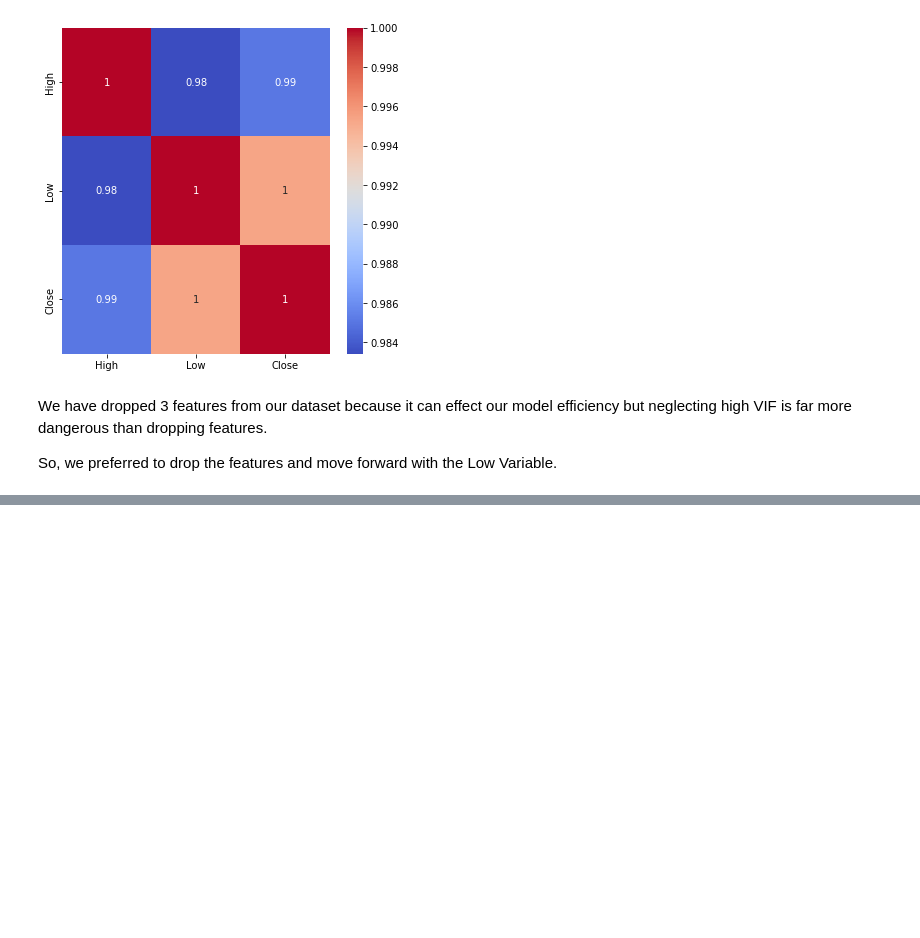
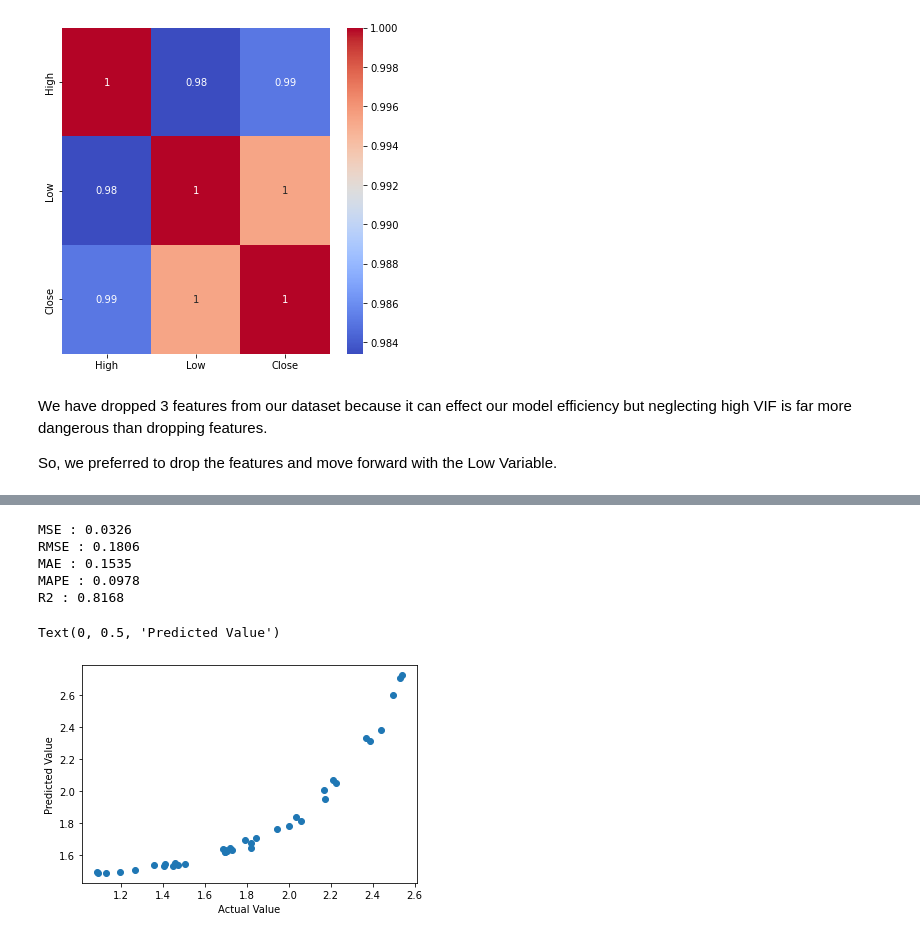
Before and after one commit to thakurnimesh107/Yes-Bank-Stock-Closing-Price-Prediction, a Jupyter notebook: Yes_Bank_Stock_Closing_Price_Prediction.ipynb, the cells around one changed output, grey strips where cells are left out. Saved outputs shown, nothing was run; the diff lists cells and outputs as text; code cells hidden in the pictures; blank space fills up the shorter version.

```diff
--- a/Yes_Bank_Stock_Closing_Price_Prediction.ipynb
+++ b/Yes_Bank_Stock_Closing_Price_Prediction.ipynb
@@ -389,0 +553,3 @@ So, we preferred to drop the features and move forward with the Low Variable.
+# %%
+# prediction of train data
+y_pred_lasso = lasso.predict(X_test)
@@ -389,0 +578,21 @@ So, we preferred to drop the features and move forward with the Low Variable.
+# %%
+# Test Performance of lasso regression model
+
+print("MSE :",round(mean_squared_error(y_test, y_pred_lasso), 4))
+print("RMSE :",round(math.sqrt(mean_squared_error(y_test, y_pred_lasso)),4))
+print("MAE :",round(mean_absolute_error(y_test, y_pred_lasso),4))
+print("MAPE :",round(mean_absolute_percentage_error(y_test, y_pred_lasso),4))
+print("R2 :",round(r2_score(y_test, y_pred_lasso), 4))
+# %% [output]
+MSE : 0.0326
+RMSE : 0.1806
+MAE : 0.1535
+MAPE : 0.0978
+R2 : 0.8168
+# %%
+plt.scatter((y_test), (y_pred_lasso))
+plt.xlabel('Actual Value')
+plt.ylabel('Predicted Value')
+# %% [output]
+Text(0, 0.5, 'Predicted Value')
+[figure, added]
```
Also changed, not shown: parts of 82 cells of this notebook.
